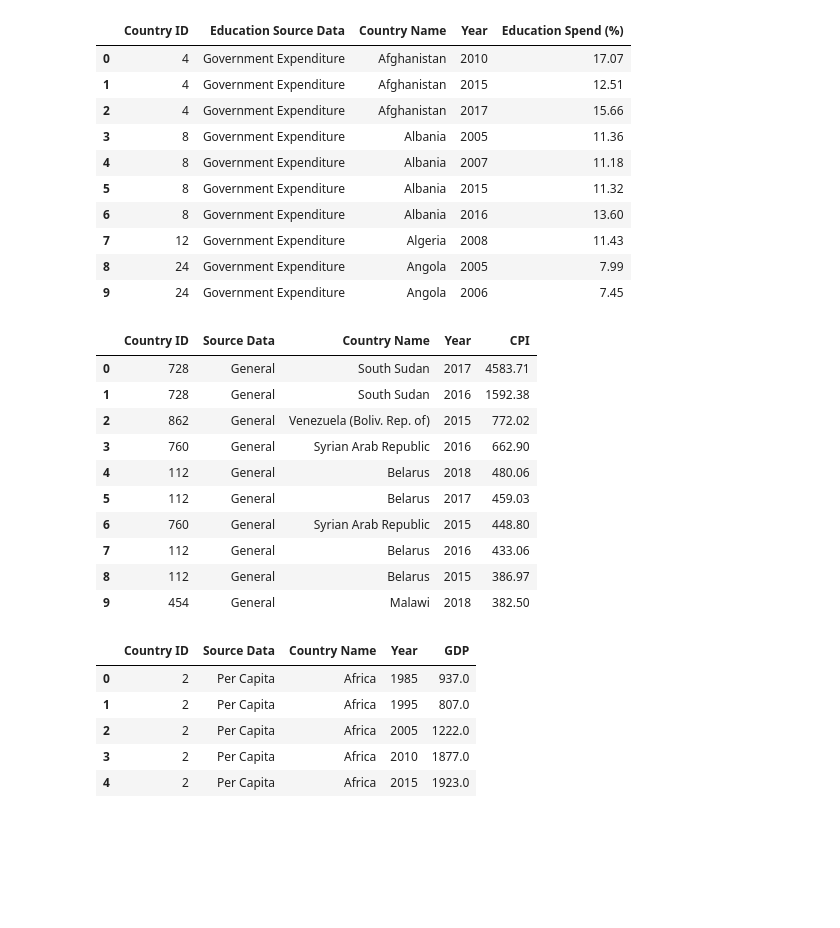
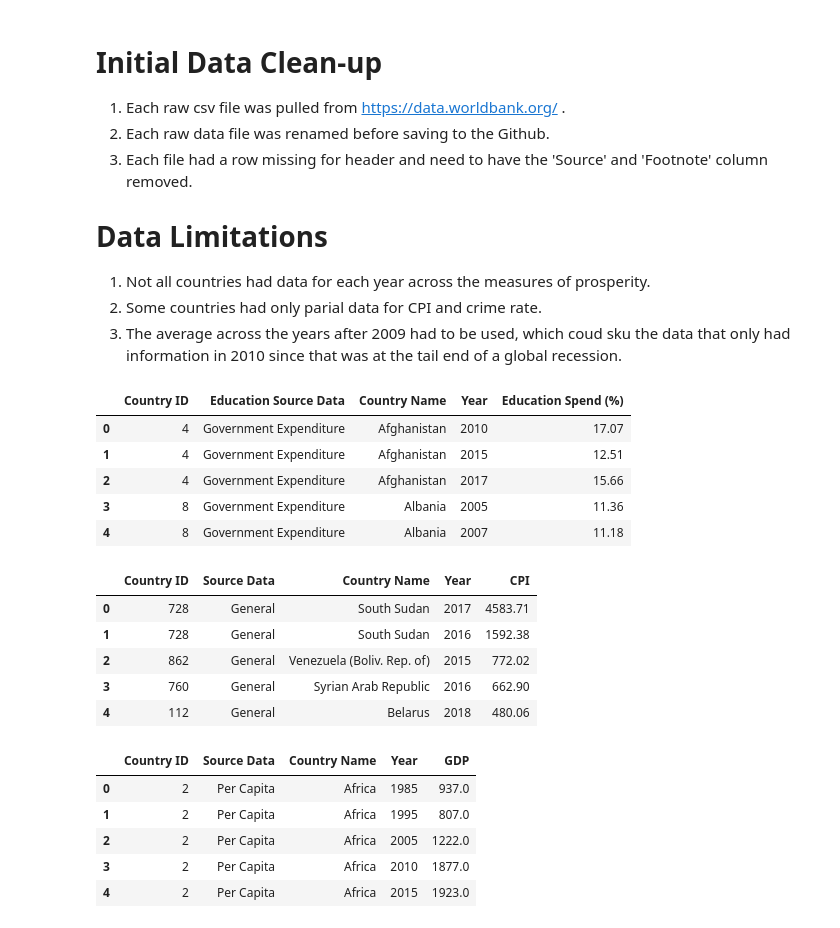
Before and after one commit to ZKeller22/UCI-Project-1-Group-6, a Jupyter notebook: project_data_clean_up.ipynb, the cells around one changed output. Drawn from its saved outputs; the diff is of its cells as text; code cells hidden in the pictures; blank space fills up the shorter version.

Commit message:
Final data clean-up file

```diff
--- a/project_main.ipynb
+++ b/project_data_clean_up.ipynb
@@ -7,40 +7,50 @@ import numpy as np
 import scipy.stats as stats
 import warnings
 warnings.filterwarnings('ignore')
+# %% [markdown]
+# Initial Data Clean-up
+
+1. Each raw csv file was pulled from https://data.worldbank.org/ .
+2. Each raw data file was renamed before saving to the Github.
+3. Each file had a row missing for header and need to have the 'Source' and 'Footnote' column removed.
+
+
+# Data Limitations
+
+1. Not all countries had data for each year across the measures of prosperity.
+2. Some countries had only parial data for CPI and crime rate.
+3. The average across the years after 2009 had to be used, which coud sku the data that only had information in 2010 since that was at the tail end of a global recession.
 # %%
 # Read in the csv raw data file for public education expendtiure
 csvfile = pd.read_csv("data_source/raw_data/public_expenditure_education.csv")
 #Convert raw data files to Data Frame
 raw_df = pd.DataFrame(csvfile)
 #Remove the first row and replace with second row
 new_header = raw_df.iloc[0]
 raw_df = raw_df[1:]
 raw_df.columns = new_header
 #Fill in blank column header
 raw_df.columns = raw_df.columns.fillna('Country Name')
 #Convert Value to float and round
 raw_df['Value'] = round(raw_df['Value'].astype(float),2)
 raw_df['Year'] = raw_df['Year'].astype(int)
 #Remove columns that are not needed (Source, Footnote)
-clean_df = raw_df[['Region/Country/Area','Series', 'Country Name','Year','Value']]
-clean_df = clean_df.rename(columns={'Region/Country/Area': 'Country ID', 'Value': 'Education Spend (%)', 'Series': 'Education Source Data'})
+public_education_df = raw_df[['Region/Country/Area','Series', 'Country Name','Year','Value']]
+public_education_df = public_education_df.rename(columns={'Region/Country/Area': 'Country ID', 'Value': 'Education Spend (%)', 'Series': 'Education Source Data'})
 
-clean_df = clean_df.loc[clean_df['Education Source Data'].apply(lambda x: x in ['Public expenditure on education (% of government expenditure)'])]
-clean_df['Education Source Data'] = clean_df['Education Source Data'].replace('Public expenditure on education (% of government expenditure)', 'Government Expenditure')
-clean_df['Education Source Data'] = clean_df['Education Source Data'].replace('Public expenditure on education (% of GDP)', 'GDP')
-clean_df =clean_df.reset_index(drop=True)
+public_education_df = public_education_df.loc[public_education_df['Education Source Data'].apply(lambda x: x in ['Public expenditure on education (% of government expenditure)'])]
+public_education_df['Education Source Data'] = public_education_df['Education Source Data'].replace('Public expenditure on education (% of government expenditure)', 'Government Expenditure')
+public_education_df['Education Source Data'] = public_education_df['Education Source Data'].replace('Public expenditure on education (% of GDP)', 'GDP')
+
+#Reset the index
+public_education_df =public_education_df.reset_index(drop=True)
+
 #Display the data frame
-
-clean_df.head(10)
+public_education_df.head()
 # %% [output]
 |  | Country ID | Education Source Data | Country Name | Year | Education Spend (%) |
 | 0 | 4 | Government Expenditure | Afghanistan | 2010 | 17.07 |
 | 1 | 4 | Government Expenditure | Afghanistan | 2015 | 12.51 |
 | 2 | 4 | Government Expenditure | Afghanistan | 2017 | 15.66 |
 | 3 | 8 | Government Expenditure | Albania | 2005 | 11.36 |
 | 4 | 8 | Government Expenditure | Albania | 2007 | 11.18 |
-| 5 | 8 | Government Expenditure | Albania | 2015 | 11.32 |
-| 6 | 8 | Government Expenditure | Albania | 2016 | 13.60 |
-| 7 | 12 | Government Expenditure | Algeria | 2008 | 11.43 |
-| 8 | 24 | Government Expenditure | Angola | 2005 | 7.99 |
-| 9 | 24 | Government Expenditure | Angola | 2006 | 7.45 |
@@ -73,10 +80,12 @@ cpi_df = cpi_df.rename(columns={'Region/Country/Area': 'Country ID','Value': 'CP
 #Rename values in Series
 cpi_df = cpi_df.loc[cpi_df['Source Data'].apply(lambda x: x in ['Consumer price index: General'])]
 cpi_df['Source Data'] = cpi_df['Source Data'].replace('Consumer price index: General', 'General')
+
+#Reset the index
 cpi_df =cpi_df.reset_index(drop=True)
 
 #Display the data frame
-cpi_df.head(10)
+cpi_df.head()
 # %% [output]
 |  | Country ID | Source Data | Country Name | Year | CPI |
 | 0 | 728 | General | South Sudan | 2017 | 4583.71 |
@@ -84,8 +93,3 @@ cpi_df.head(10)
 | 2 | 862 | General | Venezuela (Boliv. Rep. of) | 2015 | 772.02 |
 | 3 | 760 | General | Syrian Arab Republic | 2016 | 662.90 |
 | 4 | 112 | General | Belarus | 2018 | 480.06 |
-| 5 | 112 | General | Belarus | 2017 | 459.03 |
-| 6 | 760 | General | Syrian Arab Republic | 2015 | 448.80 |
-| 7 | 112 | General | Belarus | 2016 | 433.06 |
-| 8 | 112 | General | Belarus | 2015 | 386.97 |
-| 9 | 454 | General | Malawi | 2018 | 382.50 |
```
Also changed, not shown: parts of 21 cells of this notebook.
